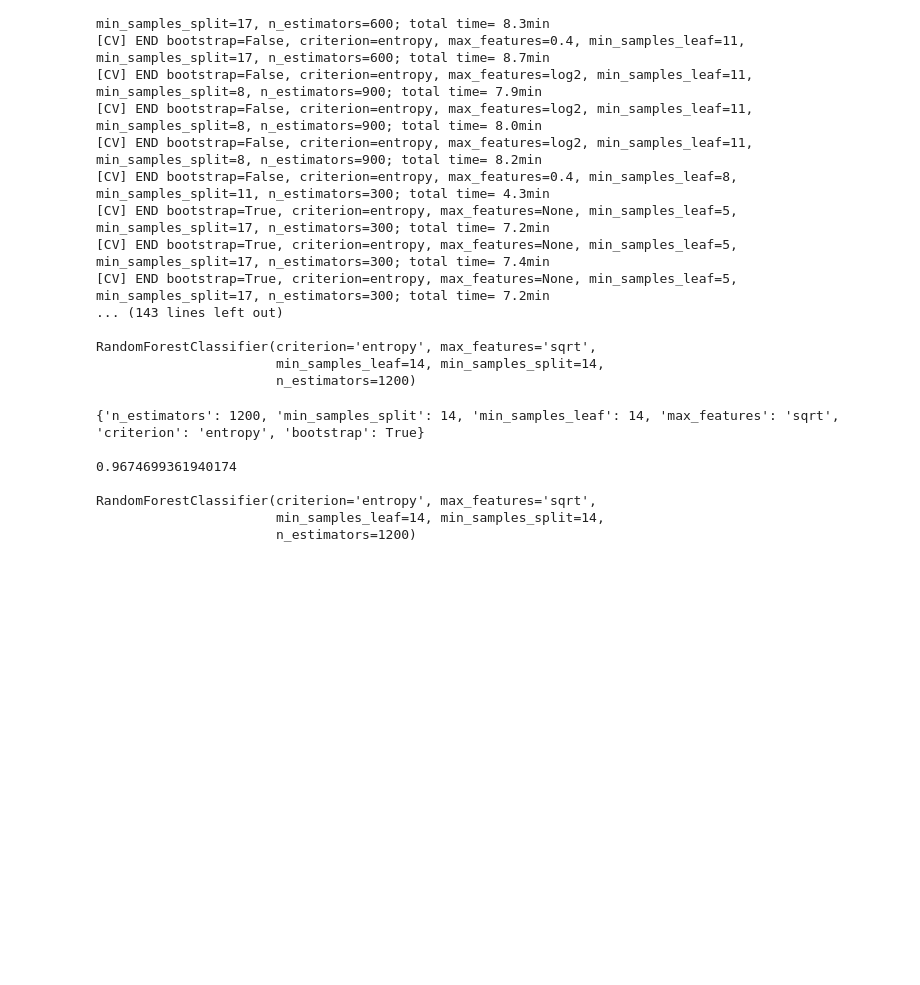
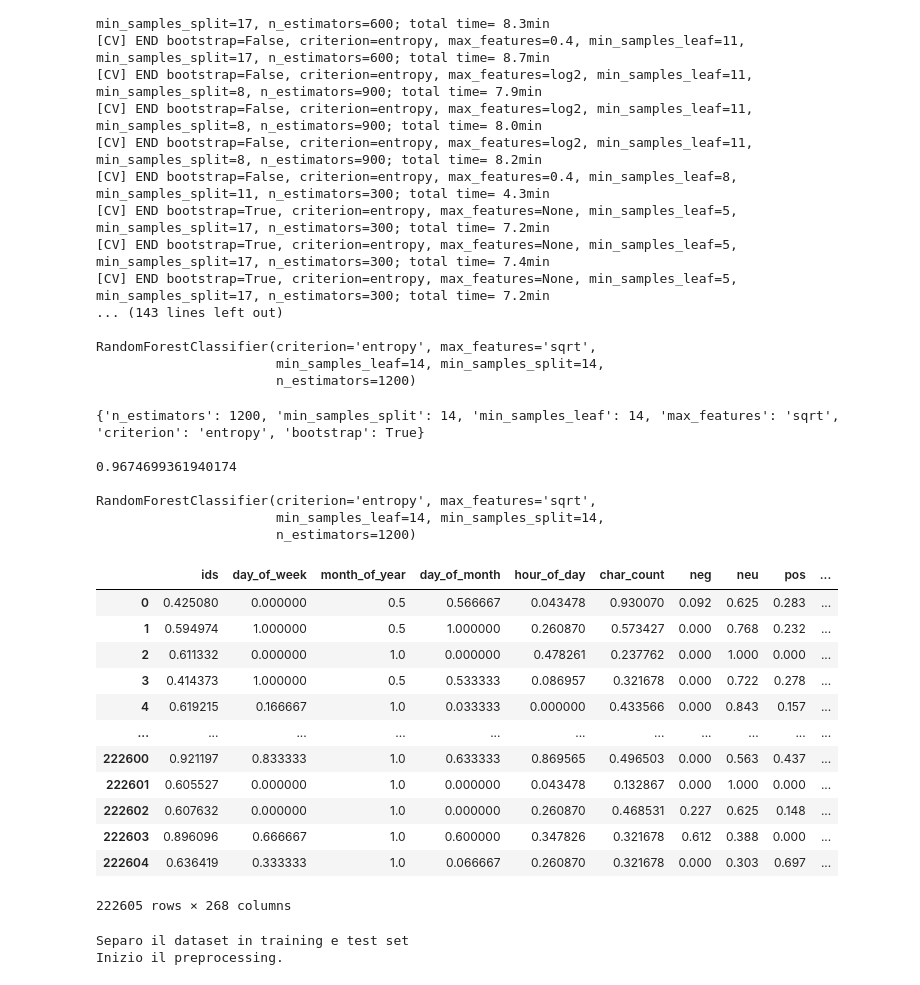
Before and after one commit to Gio99c/dsl-project, a Jupyter notebook: progetto.ipynb, the cells around one changed output. Cells and saved outputs as stored; diff of their text form; code cells hidden in the pictures; blank space fills up the shorter version.

```diff
--- a/progetto.ipynb
+++ b/progetto.ipynb
@@ -120,11 +128,11 @@ tweets = load('development.csv')
 y = tweets.pop('sentiment')
 X = tweets
 
-X_train_1, X_test_1, y_train_1, y_test = train_test_split(X, y, train_size= 0.8, test_size=0.2, random_state= 42)
-X_train_1 = pd.concat([X_train_1, y_train_1], axis=1)
+X_train_hp, X_test_hp, y_train_hp, y_test_hp = train_test_split(X, y, train_size= 0.8, test_size=0.2, random_state= 42)
+X_train_hp = pd.concat([X_train_hp, y_train_hp], axis=1)
 
-X_train = X_train_1.pipe(extract_features).pipe(drop_duplicates, drop_long_text=True).pipe(clean_text).pipe(text_mining_sentiment).pipe(add_user_text)
-X_test = X_test_1.pipe(extract_features).pipe(clean_text).pipe(text_mining_sentiment).pipe(add_user_text)
+X_train = X_train_hp.pipe(extract_features).pipe(drop_duplicates, drop_long_text=True).pipe(clean_text).pipe(text_mining_sentiment).pipe(add_user_text)
+X_test = X_test_hp.pipe(extract_features).pipe(clean_text).pipe(text_mining_sentiment).pipe(add_user_text)
 
 #X_train, X_test = text_mining_tfdf(X_train, X_test) #if you don't want to use it, just comment it out
 
@@ -239,3 +247,19 @@ print(rf_random.best_estimator_)
 RandomForestClassifier(criterion='entropy', max_features='sqrt',
                        min_samples_leaf=14, min_samples_split=14,
                        n_estimators=1200)
+# %%
+X_train
+# %% [output]
+|  | ids | day_of_week | month_of_year | day_of_month | hour_of_day | char_count | neg | neu | pos | ... |
+| 0 | 0.425080 | 0.000000 | 0.5 | 0.566667 | 0.043478 | 0.930070 | 0.092 | 0.625 | 0.283 | ... |
+| 1 | 0.594974 | 1.000000 | 0.5 | 1.000000 | 0.260870 | 0.573427 | 0.000 | 0.768 | 0.232 | ... |
+| 2 | 0.611332 | 0.000000 | 1.0 | 0.000000 | 0.478261 | 0.237762 | 0.000 | 1.000 | 0.000 | ... |
+| 3 | 0.414373 | 1.000000 | 0.5 | 0.533333 | 0.086957 | 0.321678 | 0.000 | 0.722 | 0.278 | ... |
+| 4 | 0.619215 | 0.166667 | 1.0 | 0.033333 | 0.000000 | 0.433566 | 0.000 | 0.843 | 0.157 | ... |
+| ... | ... | ... | ... | ... | ... | ... | ... | ... | ... | ... |
+| 222600 | 0.921197 | 0.833333 | 1.0 | 0.633333 | 0.869565 | 0.496503 | 0.000 | 0.563 | 0.437 | ... |
+| 222601 | 0.605527 | 0.000000 | 1.0 | 0.000000 | 0.043478 | 0.132867 | 0.000 | 1.000 | 0.000 | ... |
+| 222602 | 0.607632 | 0.000000 | 1.0 | 0.000000 | 0.260870 | 0.468531 | 0.227 | 0.625 | 0.148 | ... |
+| 222603 | 0.896096 | 0.666667 | 1.0 | 0.600000 | 0.347826 | 0.321678 | 0.612 | 0.388 | 0.000 | ... |
+| 222604 | 0.636419 | 0.333333 | 1.0 | 0.066667 | 0.260870 | 0.321678 | 0.000 | 0.303 | 0.697 | ... |
+222605 rows × 268 columns
@@ -241,0 +326,5 @@ RandomForestClassifier(criterion='entropy', max_features='sqrt',
+# %%
+model_selection(use_text_tf_df=False, use_wor_embeddings=True)
+# %% [output]
+Separo il dataset in training e test set
+Inizio il preprocessing.
```
Also changed, not shown: parts of 10 cells of this notebook.
